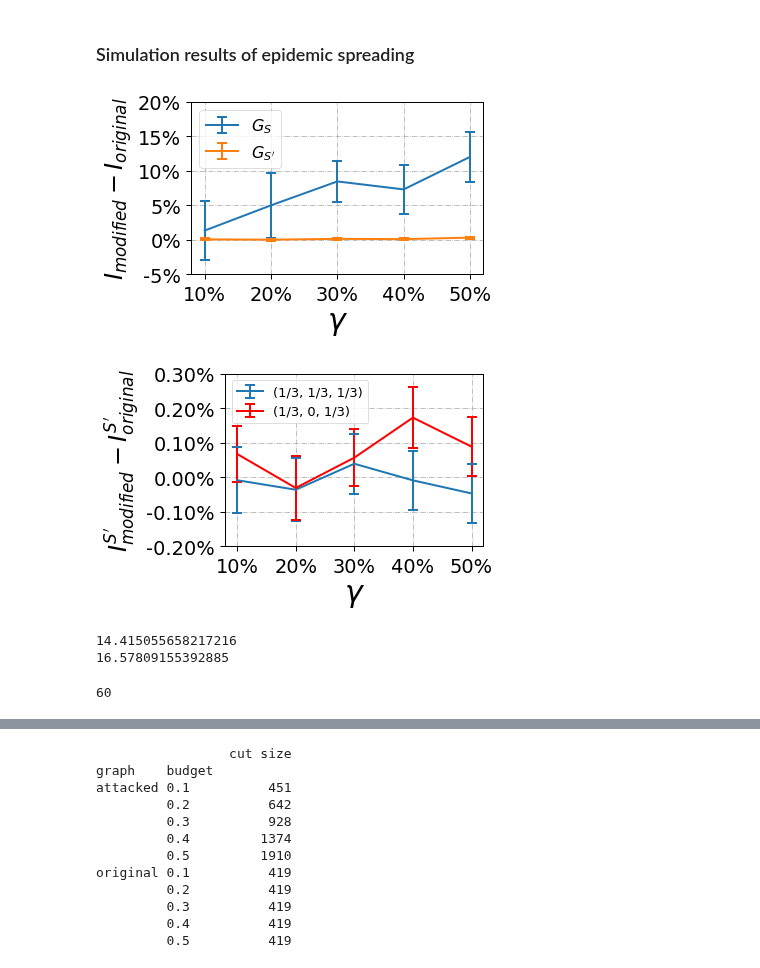
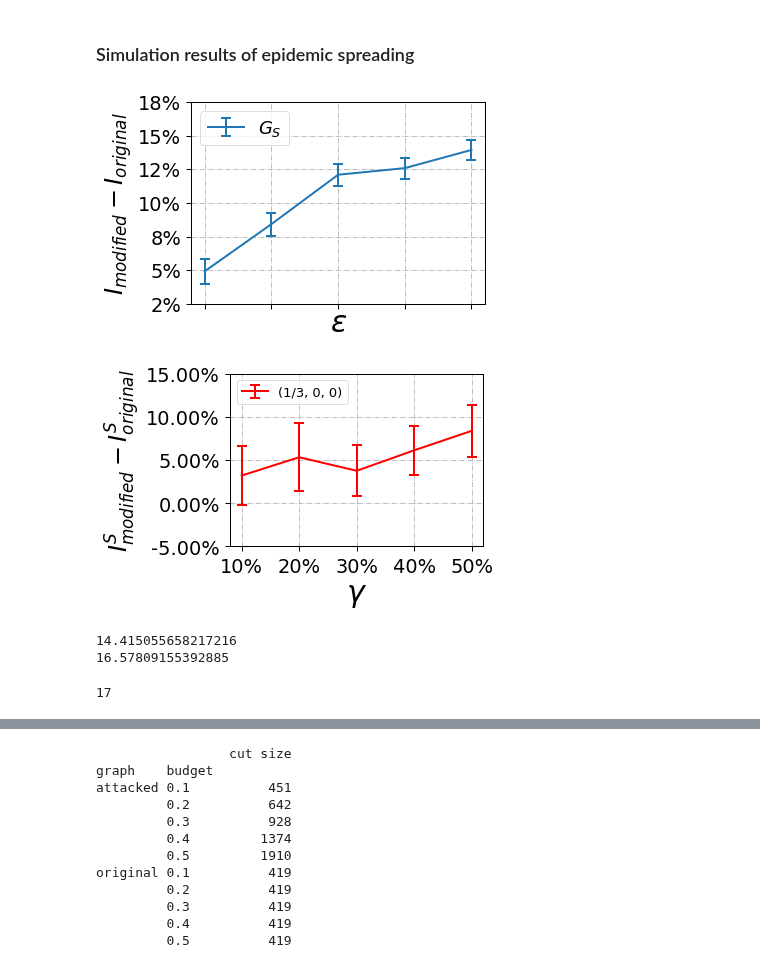
Before and after one commit to marsplus/attack-graph-code, a Jupyter notebook: src/data-analysis.ipynb, the cells around one changed output, grey strips where cells are left out. Saved outputs shown, nothing was run; the diff lists cells and outputs as text; code cells hidden in the pictures.

```diff
--- a/src/data-analysis.ipynb
+++ b/src/data-analysis.ipynb
@@ -26,22 +26,24 @@ The autoreload extension is already loaded. To reload it, use:
 # %% [markdown]
 ### Simulation results of epidemic spreading
 # %%
-graph_type = 'Airport'
-graph_weight = 'weighted'
+graph_type = 'Email'
+graph_weight = 'unweighted'
 mode = 'min_eigcent_SP'
-GAMMA = 0.5
-TAU = 0.1
+GAMMA = 0.24
+TAU = 0.06
 numExp = 1 if graph_type in ['Email', 'Airport', 'Protein', 'Brain'] else 30
 
 
 min_budget = {
-    'Airport': 0.075,
-    'Protein': 0.1247,
-    'Email': 0.0063
+    'BA': 0.0657,
+    'Small-World': 0.2032,
+    'BTER': 0.0585,
+    'Airport': 0.4061,
+    'Brain': 0.1433
 }
 
 
-with open('../result/{}/{}/{}-SIS/Gamma-{:.2f}---Tau-{:.2f}/{}_numExp_{}_SIS_equalAlpha.p'.format(\
+with open('../result/{}/{}/{}-SIS/Gamma-{:.2f}---Tau-{:.2f}-robustness/{}_numExp_{}_SIS_equalAlpha.p'.format(\
                                                 graph_weight, mode, graph_type, GAMMA, TAU, graph_type, numExp), 'rb') as fid:
     data = pickle.load(fid)
 data = data[~(data['ratio targets'].isin([0]) & data['ratio bystanders'].isin([0]))]
@@ -58,48 +60,56 @@ for budget in [0.1, 0.2, 0.3, 0.4, 0.5]:
     SP_err.append((a-b).sem() * 1.96)
 
 S_err = []
 Key = 'ratio targets'
 for budget in [0.1, 0.2, 0.3, 0.4, 0.5]:
     a = data[data['graph'].isin(['attacked']) & data['budget'].isin([budget])][Key]
     a.index = range(len(a))
     b = data[data['graph'].isin(['original']) & data['budget'].isin([budget])][Key]
     b.index = range(len(b))
     S_err.append((a-b).sem() * 1.96)
 
 
 S_attacked = data.pivot_table(index=['graph', 'budget'])['ratio targets']['attacked']
 S_original = data.pivot_table(index=['graph', 'budget'])['ratio targets']['original']
 
 SP_attacked = data.pivot_table(index=['graph', 'budget'])['ratio bystanders']['attacked']
 SP_original = data.pivot_table(index=['graph', 'budget'])['ratio bystanders']['original']
 
 S_diff  = S_attacked - S_original
 SP_diff = SP_attacked - SP_original
 
+plt.tick_params(
+    axis='x',          # changes apply to the x-axis
+    which='both',      # both major and minor ticks are affected
+    bottom=True,      # ticks along the bottom edge are off
+    top=False,         # ticks along the top edge are off
+    labelbottom=False) # labels along the bottom edge are off
+
+# x = [0.1, 0.2, 0.3, 0.4, 0.5]
 x = [0.1, 0.2, 0.3, 0.4, 0.5]
 plt.errorbar(x, S_diff, yerr=S_err, label='$G_S$', linewidth=2, markersize=7, capsize=5, elinewidth=2, markeredgewidth=2)
-plt.errorbar(x, SP_diff, yerr=SP_err, label='$G_{S\'}$', linewidth=2, markersize=7, capsize=5, elinewidth=2, markeredgewidth=2)
-plt.xticks(x, ['10%', '20%', '30%', '40%', '50%'])
+# plt.errorbar(x, SP_diff, yerr=SP_err, label='$G_{S\'}$', linewidth=2, markersize=7, capsize=5, elinewidth=2, markeredgewidth=2)
+plt.xticks(x, [ '10%', '20%', '30%', '40%', '50%'])
 # plt.axvline(x=min_budget[graph_type], linestyle='-.', color='r')
 ax = plt.gca()
 plt.yticks(ax.get_yticks(),  ['%.0f%%' % (i*100) for i in ax.get_yticks()])
-plt.xlabel('$\gamma$', fontsize=30)
+plt.xlabel('$\epsilon$', fontsize=30)
 plt.ylabel('$I_{modified} - I_{original}$', fontsize=24)
-plt.legend(fontsize=16, loc='upper left')
+plt.legend(loc='upper left', prop={'weight':'bold', 'size': 18})
 plt.grid(linestyle='-.')
 plt.tight_layout()
-# plt.savefig('../result/figure/{}/{}_numExp_{}_{}_overall_higherThreshold.pdf'.format(graph_weight, graph_type, numExp, graph_weight))
+# plt.savefig('../result/figure/{}/{}_numExp_{}_{}_overall.pdf'.format(graph_weight, graph_type, numExp, graph_weight))
 # %% [output]
-[figure, old version]
+[figure, new version]
 # %%
-## Check if the normalized cut is really helpful in the long-run behavior
+## Control experiments
 
 graph_type = 'Airport'
-TARGET = '2nd'
+TARGET = '3rd'
 graph_weight = 'weighted'
 mode = 'min_eigcent_SP'
-GAMMA = 0.3
-TAU = 0.5
+GAMMA = 0.5
+TAU = 0.1
 
 numExp = 1 if graph_type in ['Email', 'Airport', 'Protein', 'Brain'] else 30
 Key = 'ratio targets' if TARGET not in ['2nd'] else 'ratio bystanders'
@@ -158,8 +168,8 @@ legend_mapping = {
     '2nd': ['(1/3, 1/3, 1/3)', '(1/3, 0, 1/3)'],
     '3rd': ['(1/3, 0, 1/3)', '(1/3, 0, 0)'],
 }
-plt.errorbar(x, S_diff, yerr=S_err, label=legend_mapping[TARGET][0], linewidth=2, markersize=7,
-             capsize=5, elinewidth=2, markeredgewidth=2)
+# plt.errorbar(x, S_diff, yerr=S_err, label=legend_mapping[TARGET][0], linewidth=2, markersize=7,
+#              capsize=5, elinewidth=2, markeredgewidth=2)
 plt.errorbar(x, S_diff_control, yerr=S_err_alpha3_zero, label=legend_mapping[TARGET][1], linewidth=2, markersize=7, \
              capsize=5, elinewidth=2, markeredgewidth=2, color='r')
 plt.xticks(x, ['10%', '20%', '30%', '40%', '50%'])
@@ -175,7 +185,7 @@ plt.grid(linestyle='-.')
 plt.tight_layout()
 # plt.savefig('../result/figure/{}/{}_numExp_{}_controlExp_{}_{}_higherThreshold.pdf'.format(graph_weight, graph_type, numExp, graph_weight, TARGET))
 # %% [output]
-[figure, old version]
+[figure, new version]
 # %%
 ### the statisticas about the largest eigenvlaues of BTER networks ###
 import seaborn
@@ -195,7 +205,7 @@ print(np.max(ret))
 ### the density of S/S' as the attacker's budget increases ###
 
 graph_type = 'Airport'
-graph_weight = 'weighted'
+graph_weight = 'unweighted'
 numExp = 1 if graph_type in ['Email', 'Airport', 'Protein', 'Brain'] else 30
 mode = 'min_eigcent_SP'
 folder = '../result/{}/{}'.format(graph_weight, mode)
@@ -217,7 +227,7 @@ ret = pd.DataFrame(ret, columns=['S-density', 'graph', 'budget'])
 y = ret.groupby(['graph', 'budget']).mean()
 print(len(S))
 # %% [output]
-60
+17
 # %%
 ### the largest eigenvalue of G as the attacker's budget increases ###
 
```
Also changed, not shown: parts of 3 cells of this notebook, 3 other files.
